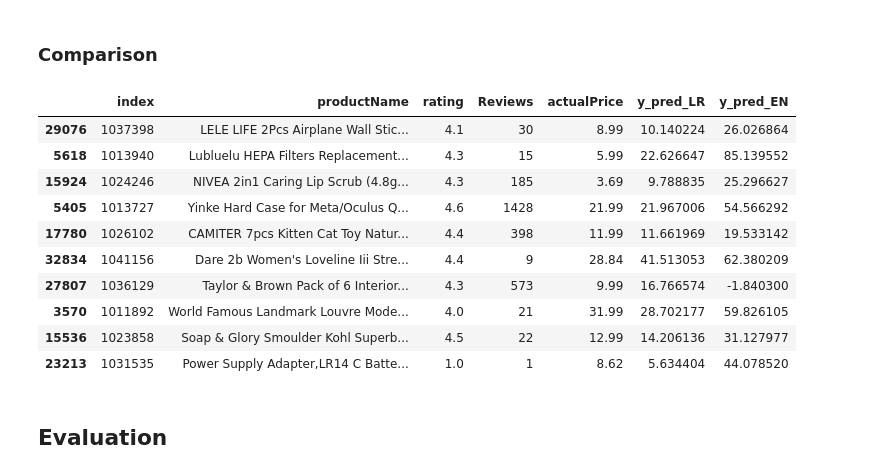
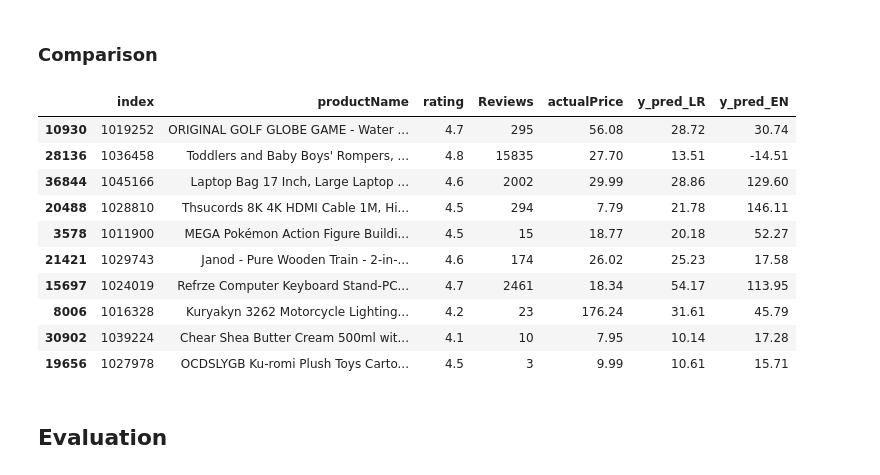
Before and after one commit to kieranthakkar/amazonOptimiser, a Jupyter notebook: no_nulls_project.ipynb, the cells around one changed output. Drawn from its saved outputs; the diff is of its cells as text; code cells hidden in the pictures.

Commit message:
Added rounding to comparison

```diff
--- a/no_nulls_project.ipynb
+++ b/no_nulls_project.ipynb
@@ -179,24 +179,24 @@ pkl_out.close()
 # %%
 compare = pd.DataFrame({"productName": df.title.iloc[-40000:],
                         "rating": df.stars.iloc[-40000:],
                         "Reviews": df.reviews.iloc[-40000:],
                         "actualPrice": y_test,
                         "y_pred_LR": y_pred_LR,
                         "y_pred_EN": y_pred_EN
                         }).reset_index()
-compare.sample(10)
+compare.sample(10).round(2)
 # %% [output]
 |  | index | productName | rating | Reviews | actualPrice | y_pred_LR | y_pred_EN |
-| 29076 | 1037398 | LELE LIFE 2Pcs Airplane Wall Stic... | 4.1 | 30 | 8.99 | 10.140224 | 26.026864 |
-| 5618 | 1013940 | Lubluelu HEPA Filters Replacement... | 4.3 | 15 | 5.99 | 22.626647 | 85.139552 |
-| 15924 | 1024246 | NIVEA 2in1 Caring Lip Scrub (4.8g... | 4.3 | 185 | 3.69 | 9.788835 | 25.296627 |
-| 5405 | 1013727 | Yinke Hard Case for Meta/Oculus Q... | 4.6 | 1428 | 21.99 | 21.967006 | 54.566292 |
-| 17780 | 1026102 | CAMITER 7pcs Kitten Cat Toy Natur... | 4.4 | 398 | 11.99 | 11.661969 | 19.533142 |
-| 32834 | 1041156 | Dare 2b Women's Loveline Iii Stre... | 4.4 | 9 | 28.84 | 41.513053 | 62.380209 |
-| 27807 | 1036129 | Taylor & Brown Pack of 6 Interior... | 4.3 | 573 | 9.99 | 16.766574 | -1.840300 |
-| 3570 | 1011892 | World Famous Landmark Louvre Mode... | 4.0 | 21 | 31.99 | 28.702177 | 59.826105 |
-| 15536 | 1023858 | Soap & Glory Smoulder Kohl Superb... | 4.5 | 22 | 12.99 | 14.206136 | 31.127977 |
-| 23213 | 1031535 | Power Supply Adapter,LR14 C Batte... | 1.0 | 1 | 8.62 | 5.634404 | 44.078520 |
+| 10930 | 1019252 | ORIGINAL GOLF GLOBE GAME - Water ... | 4.7 | 295 | 56.08 | 28.72 | 30.74 |
+| 28136 | 1036458 | Toddlers and Baby Boys' Rompers, ... | 4.8 | 15835 | 27.70 | 13.51 | -14.51 |
+| 36844 | 1045166 | Laptop Bag 17 Inch, Large Laptop ... | 4.6 | 2002 | 29.99 | 28.86 | 129.60 |
+| 20488 | 1028810 | Thsucords 8K 4K HDMI Cable 1M, Hi... | 4.5 | 294 | 7.79 | 21.78 | 146.11 |
+| 3578 | 1011900 | MEGA Pokémon Action Figure Buildi... | 4.5 | 15 | 18.77 | 20.18 | 52.27 |
+| 21421 | 1029743 | Janod - Pure Wooden Train - 2-in-... | 4.6 | 174 | 26.02 | 25.23 | 17.58 |
+| 15697 | 1024019 | Refrze Computer Keyboard Stand-PC... | 4.7 | 2461 | 18.34 | 54.17 | 113.95 |
+| 8006 | 1016328 | Kuryakyn 3262 Motorcycle Lighting... | 4.2 | 23 | 176.24 | 31.61 | 45.79 |
+| 30902 | 1039224 | Chear Shea Butter Cream 500ml wit... | 4.1 | 10 | 7.95 | 10.14 | 17.28 |
+| 19656 | 1027978 | OCDSLYGB Ku-romi Plush Toys Carto... | 4.5 | 3 | 9.99 | 10.61 | 15.71 |
 # %% [markdown]
 ## Evaluation
 # %%
```
